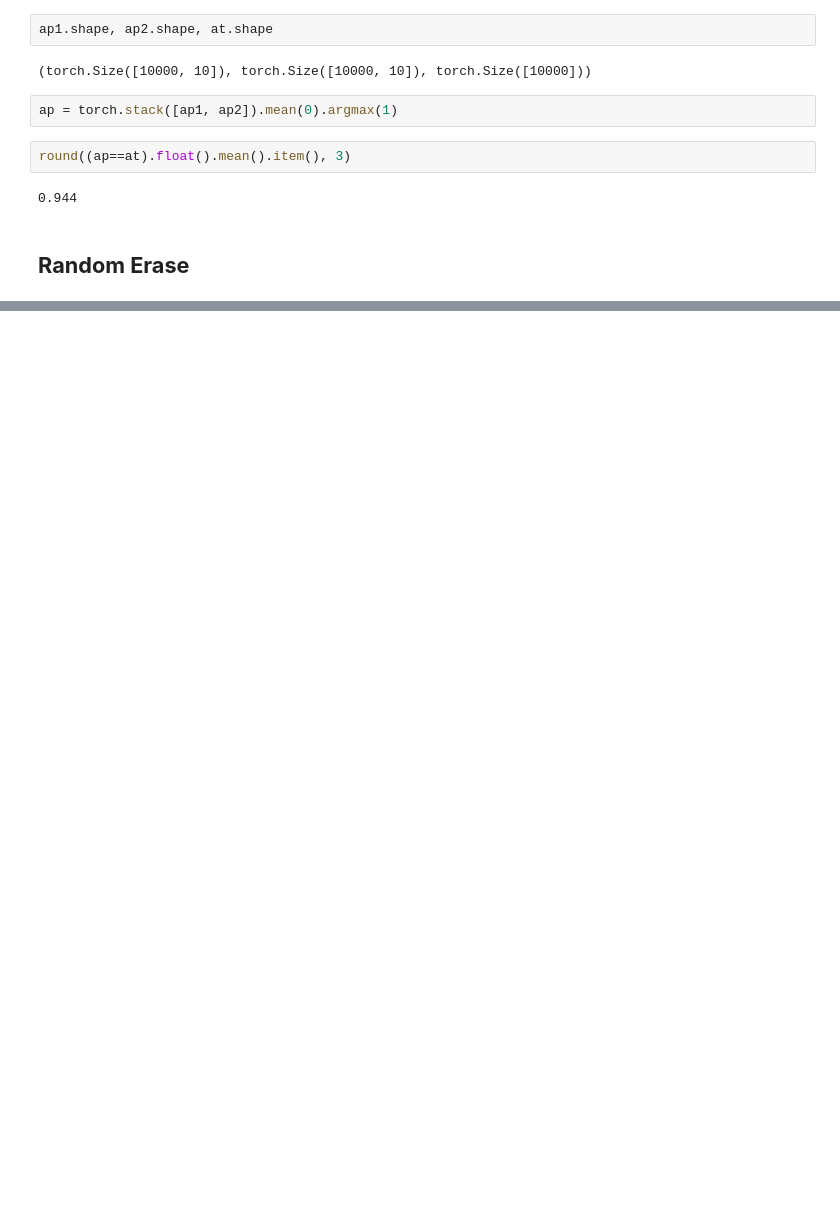
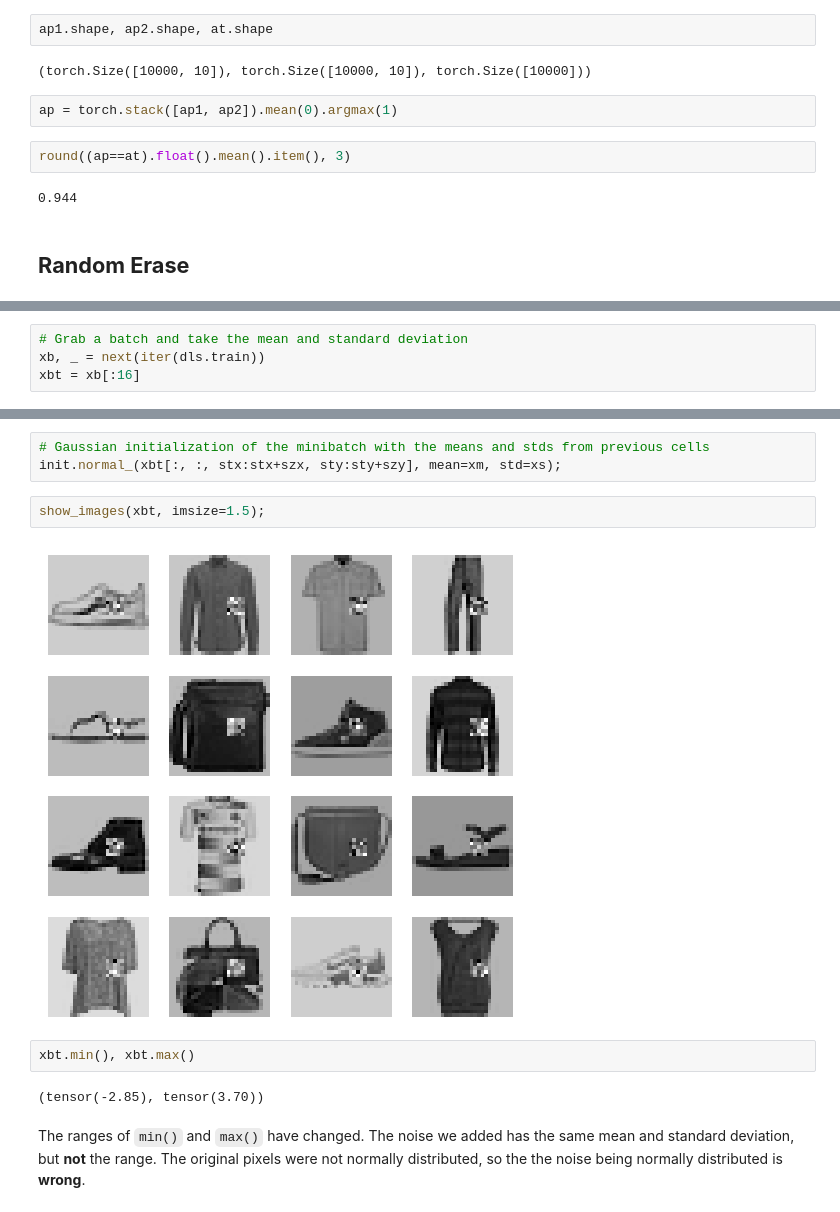
Before and after one commit to bachaudhry/FastAI-22-23, a Jupyter notebook: course_part_2/14_augmentation.ipynb, the cells around one changed output, grey strips where cells are left out. Saved outputs shown, nothing was run; the diff lists cells and outputs as text; blank space fills up the shorter version.

Commit message:
Added mini batch random erasing

```diff
--- a/course_part_2/14_augmentation.ipynb
+++ b/course_part_2/14_augmentation.ipynb
@@ -431,0 +436,4 @@ round((ap==at).float().mean().item(), 3)
+# %%
+# Grab a batch and take the mean and standard deviation
+xb, _ = next(iter(dls.train))
+xbt = xb[:16]
@@ -431,0 +458,13 @@ round((ap==at).float().mean().item(), 3)
+# %%
+# Gaussian initialization of the minibatch with the means and stds from previous cells
+init.normal_(xbt[:, :, stx:stx+szx, sty:sty+szy], mean=xm, std=xs);
+# %%
+show_images(xbt, imsize=1.5);
+# %% [output]
+[figure, added]
+# %%
+xbt.min(), xbt.max()
+# %% [output]
+(tensor(-2.85), tensor(3.70))
+# %% [markdown]
+The ranges of `min()` and `max()` have changed. The noise we added has the same mean and standard deviation, but **not** the range. The original pixels were not normally distributed, so the the noise being normally distributed is **wrong**.
```
Also changed, not shown: parts of 15 cells of this notebook.
